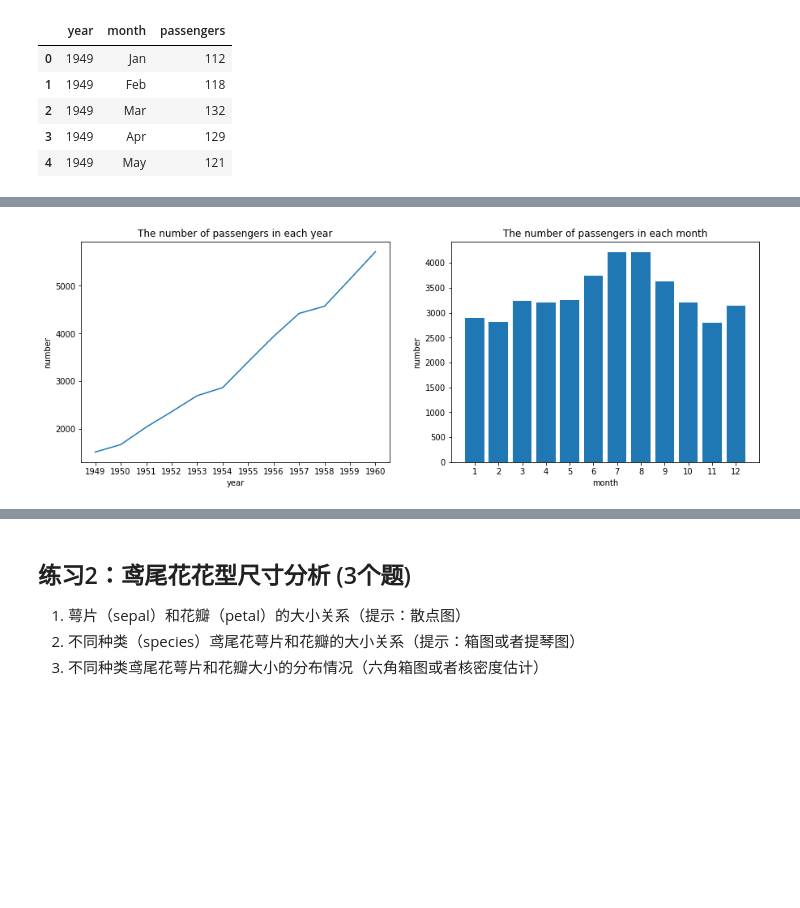
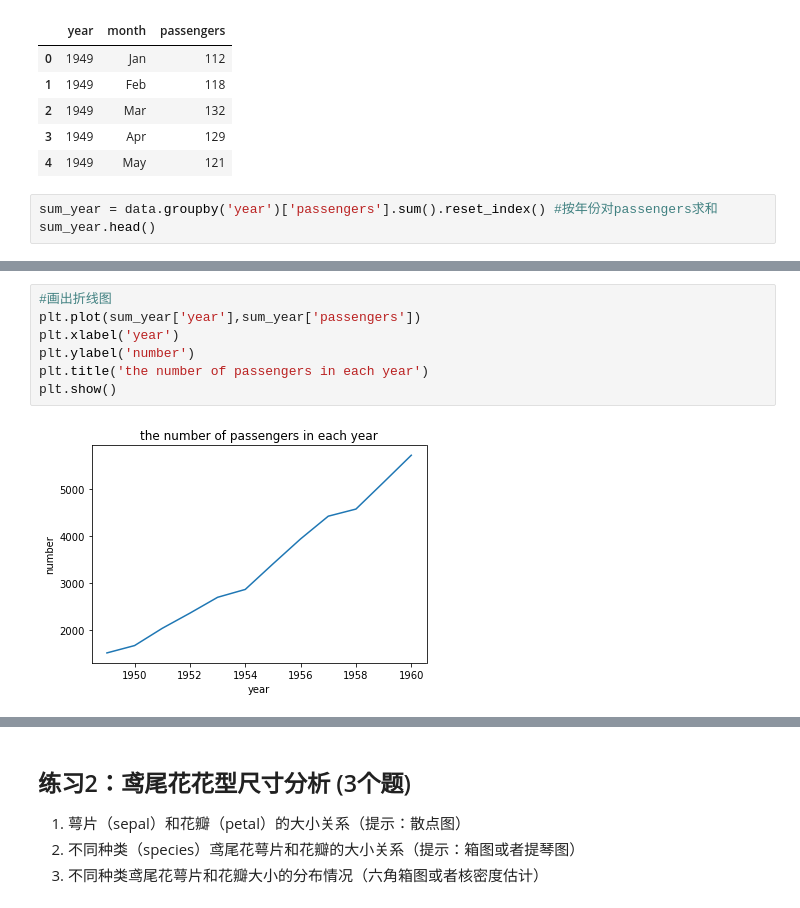
Before and after one commit to iphysresearch/GWData-Bootcamp, a Jupyter notebook: 2023/python/homework-matplotlib_seaborn.ipynb, the cells around one changed output, grey strips where cells are left out. Cells and saved outputs as stored; diff of their text form; blank space fills up the shorter version.

```diff
--- a/2023/python/homework-matplotlib_seaborn.ipynb
+++ b/2023/python/homework-matplotlib_seaborn.ipynb
@@ -19,3 +19,6 @@ data.head()
 | 2 | 1949 | Mar | 132 |
 | 3 | 1949 | Apr | 129 |
 | 4 | 1949 | May | 121 |
+# %%
+sum_year = data.groupby('year')['passengers'].sum().reset_index() #按年份对passengers求和
+sum_year.head()
@@ -22,3 +32,9 @@ data.head()
 # %%
+#画出折线图
+plt.plot(sum_year['year'],sum_year['passengers'])
+plt.xlabel('year')
+plt.ylabel('number')
+plt.title('the number of passengers in each year')
+plt.show()
 # %% [output]
-[figure, old version]
+[figure, new version]
```
Also changed, not shown: parts of 13 cells of this notebook.
